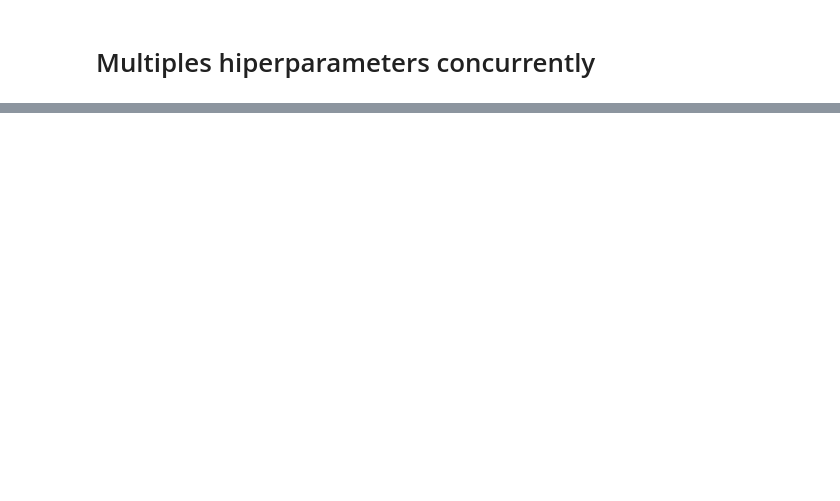
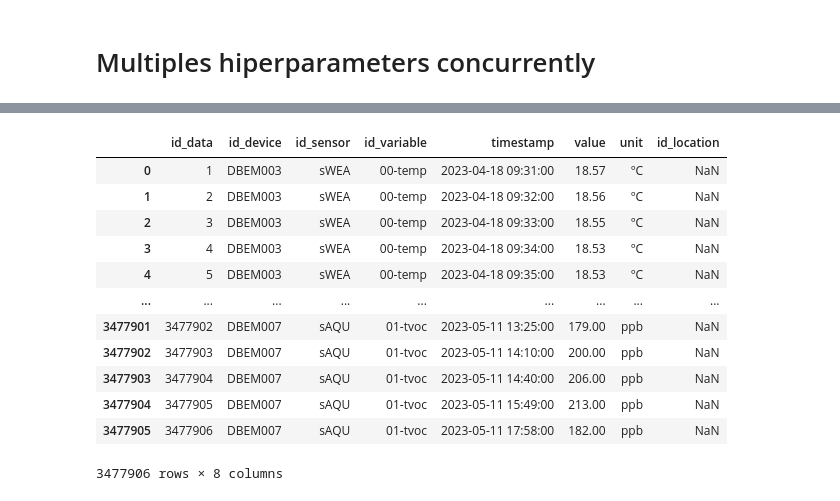
Before and after one commit to roberttnovak/statistics_hub, a Jupyter notebook: src/paper.ipynb, the cells around one changed output, grey strips where cells are left out. Cells and saved outputs as stored; diff of their text form; code cells hidden in the pictures; blank space fills up the shorter version.

```diff
--- a/src/paper.ipynb
+++ b/src/paper.ipynb
@@ -474,0 +1133,18 @@ Task with args {'ini_train': '2023-04-19 00:00:00+00:00', 'fin_train': '2023-04-
+# %%
+df = pd.read_csv(r'..\data\instants_data_saved\2023-07-04_12-09-22.csv')
+# df = df.query("id_device == 'DBEM003'").reset_index(drop=True)
+df
+# %% [output]
+|  | id_data | id_device | id_sensor | id_variable | timestamp | value | unit | id_location |
+| 0 | 1 | DBEM003 | sWEA | 00-temp | 2023-04-18 09:31:00 | 18.57 | ºC | NaN |
+| 1 | 2 | DBEM003 | sWEA | 00-temp | 2023-04-18 09:32:00 | 18.56 | ºC | NaN |
+| 2 | 3 | DBEM003 | sWEA | 00-temp | 2023-04-18 09:33:00 | 18.55 | ºC | NaN |
+| 3 | 4 | DBEM003 | sWEA | 00-temp | 2023-04-18 09:34:00 | 18.53 | ºC | NaN |
+| 4 | 5 | DBEM003 | sWEA | 00-temp | 2023-04-18 09:35:00 | 18.53 | ºC | NaN |
+| ... | ... | ... | ... | ... | ... | ... | ... | ... |
+| 3477901 | 3477902 | DBEM007 | sAQU | 01-tvoc | 2023-05-11 13:25:00 | 179.00 | ppb | NaN |
+| 3477902 | 3477903 | DBEM007 | sAQU | 01-tvoc | 2023-05-11 14:10:00 | 200.00 | ppb | NaN |
+| 3477903 | 3477904 | DBEM007 | sAQU | 01-tvoc | 2023-05-11 14:40:00 | 206.00 | ppb | NaN |
+| 3477904 | 3477905 | DBEM007 | sAQU | 01-tvoc | 2023-05-11 15:49:00 | 213.00 | ppb | NaN |
+| 3477905 | 3477906 | DBEM007 | sAQU | 01-tvoc | 2023-05-11 17:58:00 | 182.00 | ppb | NaN |
+3477906 rows × 8 columns
```
Also changed, not shown: parts of 21 cells of this notebook, 2 other files.
